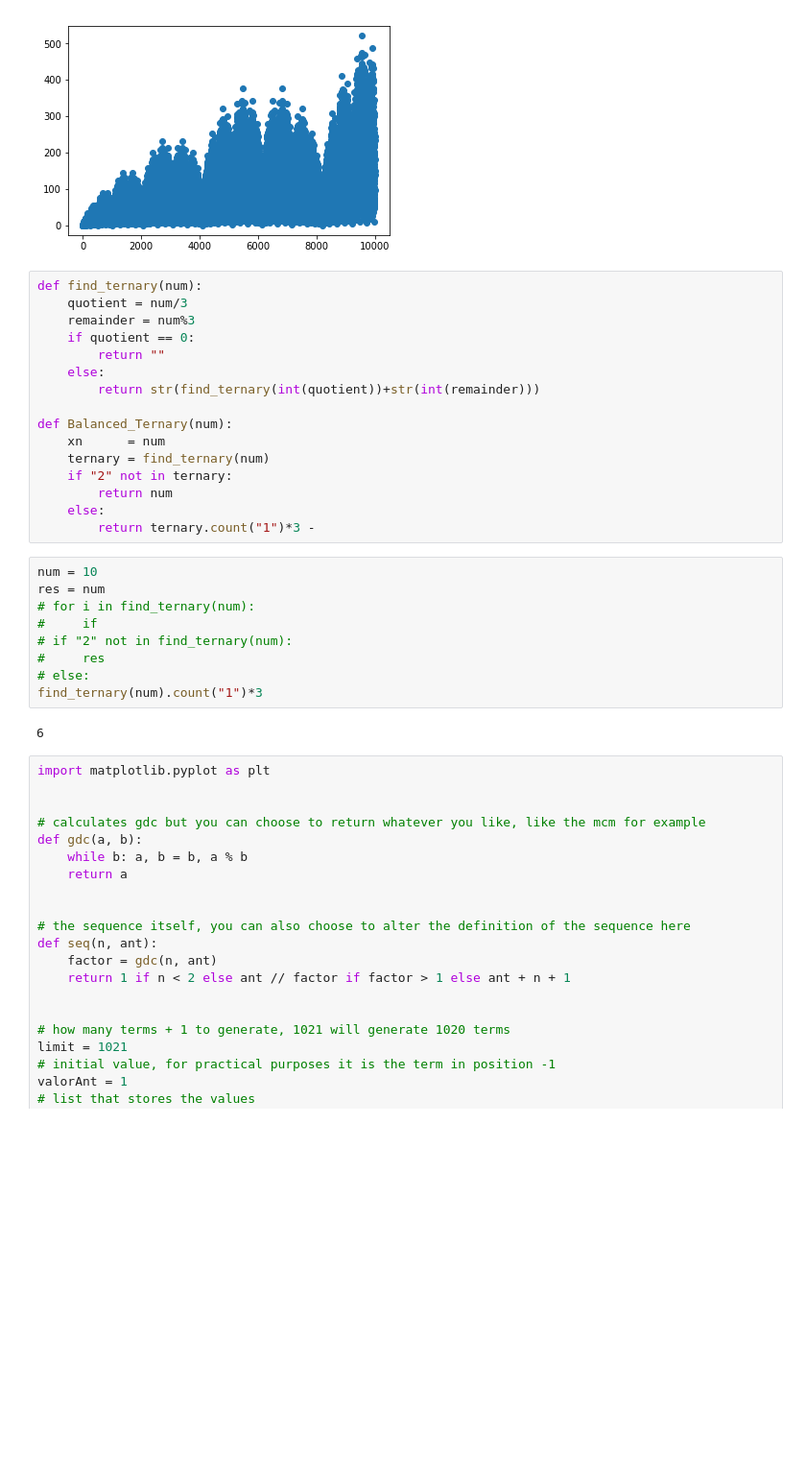
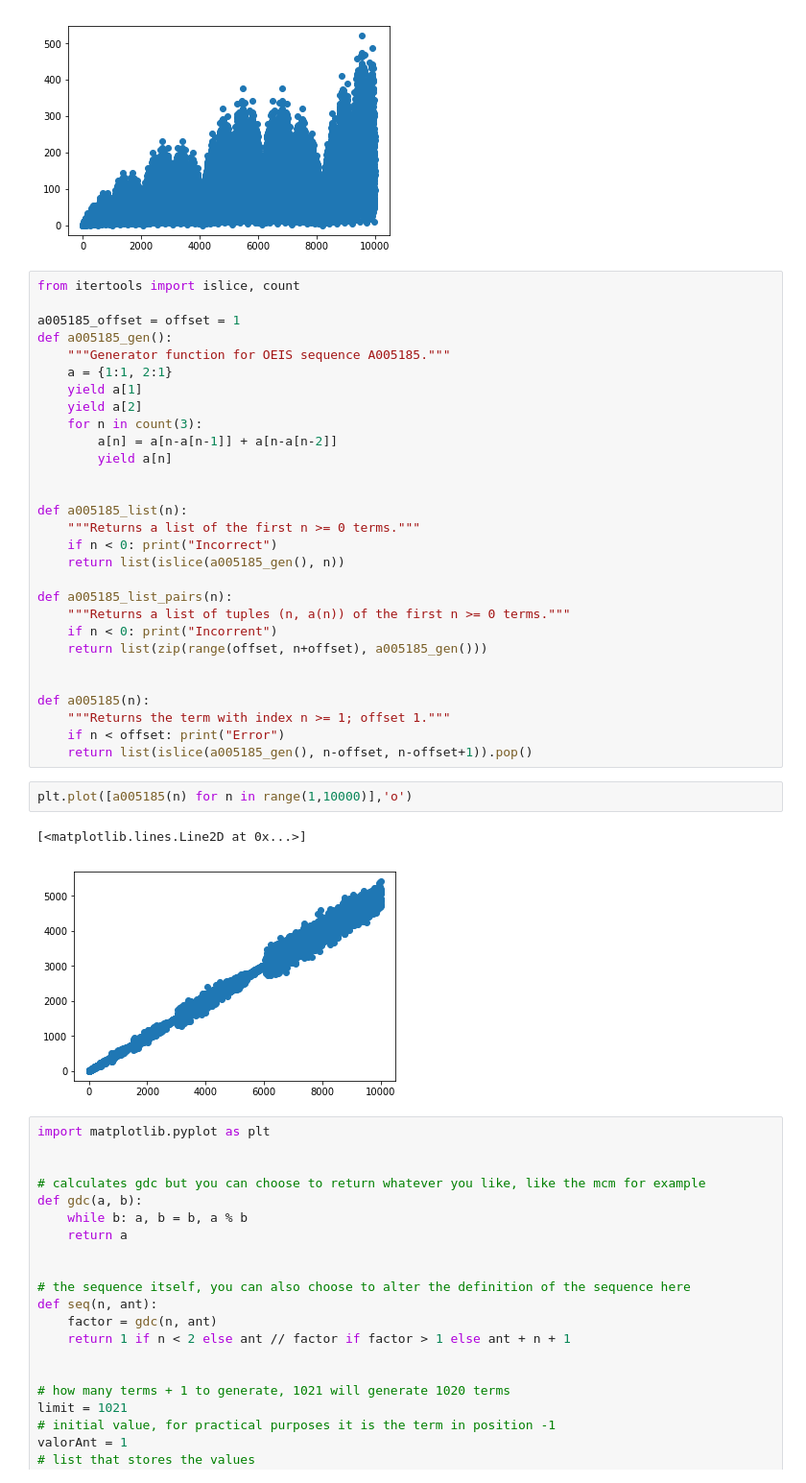
Before and after one commit to davibarreira/Visualizations, a Jupyter notebook: FinalProject/Untitled.ipynb, the cells around one changed output. Shown: that part at 96% size. Saved outputs shown, nothing was run; the diff lists cells and outputs as text; blank space fills up the shorter version.

```diff
--- a/FinalProject/Untitled.ipynb
+++ b/FinalProject/Untitled.ipynb
@@ -22,33 +22,40 @@ plt.plot([a(n) for n in range(10000)],'o')
 # %% [output]
 [<matplotlib.lines.Line2D at 0x...>]
 [figure]
-# %%
-def find_ternary(num):
-    quotient = num/3
-    remainder = num%3
-    if quotient == 0:
-        return ""
-    else:
-        return str(find_ternary(int(quotient))+str(int(remainder)))
-
-def Balanced_Ternary(num):
-    xn      = num
-    ternary = find_ternary(num)
-    if "2" not in ternary:
-        return num
-    else:
-        return ternary.count("1")*3 -
-# %%
-num = 10
-res = num
-# for i in find_ternary(num):
-#     if
-# if "2" not in find_ternary(num):
-#     res
-# else:
-find_ternary(num).count("1")*3
-# %% [output]
-6
+# %%
+from itertools import islice, count
+
+a005185_offset = offset = 1
+def a005185_gen():
+    """Generator function for OEIS sequence A005185."""
+    a = {1:1, 2:1}
+    yield a[1]
+    yield a[2]
+    for n in count(3):
+        a[n] = a[n-a[n-1]] + a[n-a[n-2]]
+        yield a[n]
+
+
+def a005185_list(n):
+    """Returns a list of the first n >= 0 terms."""
+    if n < 0: print("Incorrect")
+    return list(islice(a005185_gen(), n))
+
+def a005185_list_pairs(n):
+    """Returns a list of tuples (n, a(n)) of the first n >= 0 terms."""
+    if n < 0: print("Incorrent")
+    return list(zip(range(offset, n+offset), a005185_gen()))
+
+
+def a005185(n):
+    """Returns the term with index n >= 1; offset 1."""
+    if n < offset: print("Error")
+    return list(islice(a005185_gen(), n-offset, n-offset+1)).pop()
+# %%
+plt.plot([a005185(n) for n in range(1,10000)],'o')
+# %% [output]
+[<matplotlib.lines.Line2D at 0x...>]
+[figure, added]
 # %%
 import matplotlib.pyplot as plt
 
```
Also changed, not shown: 1 other file.
